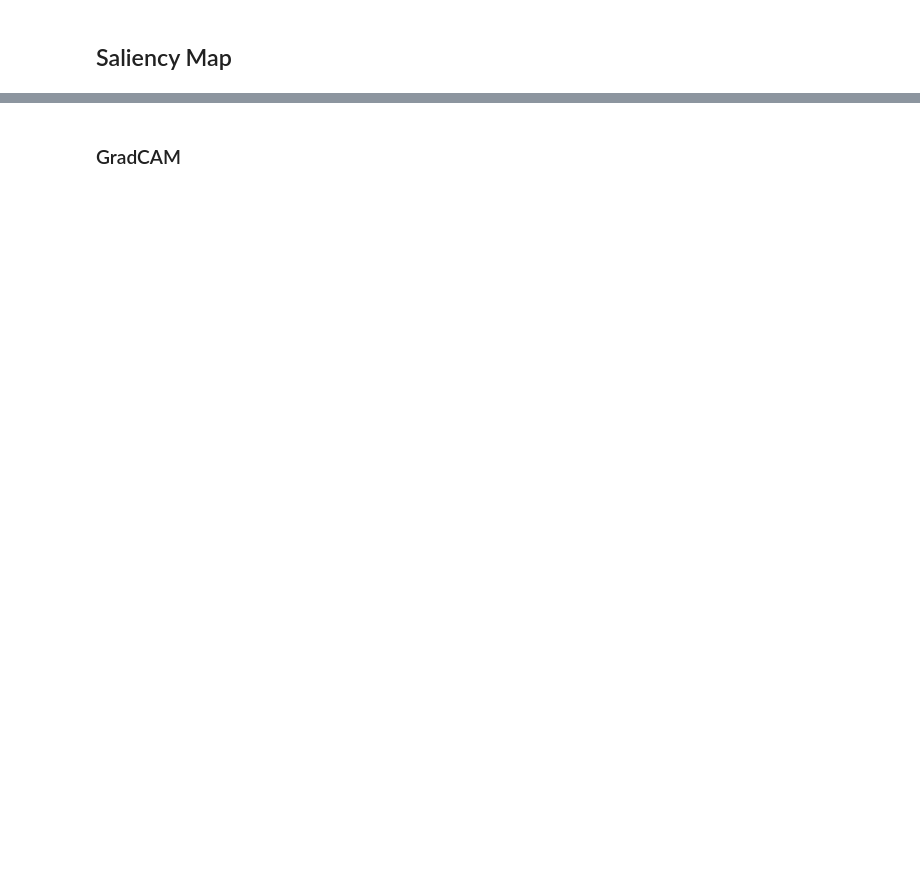
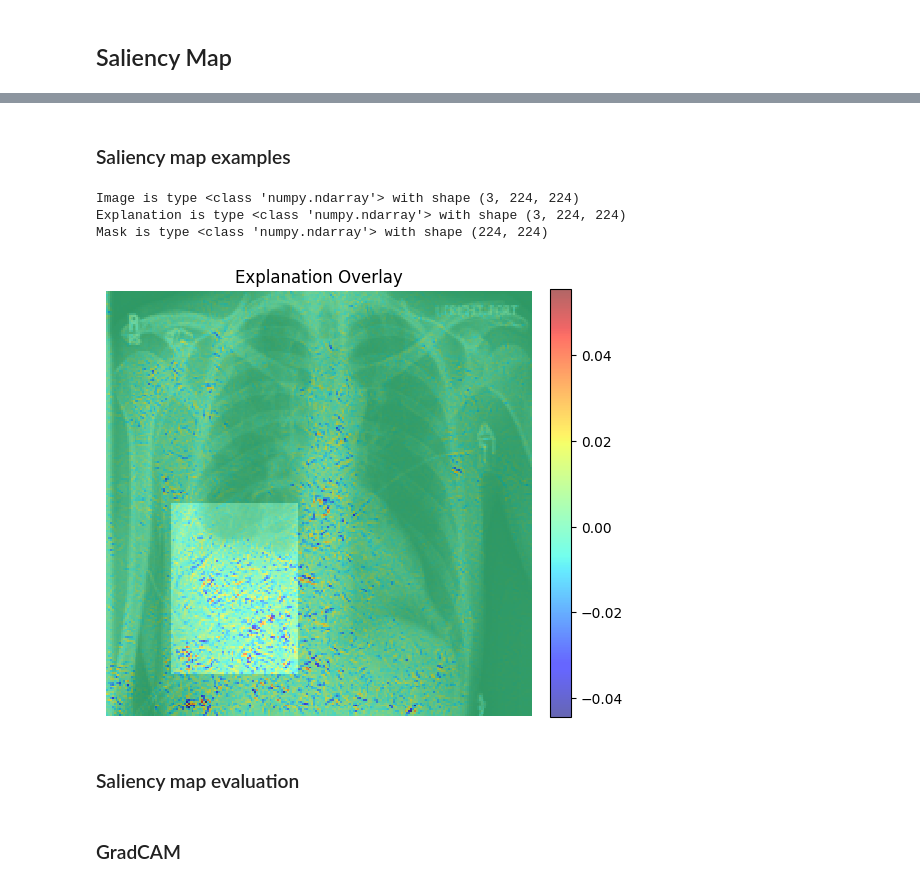
Before and after one commit to alexocayanez/xAI-CheXpert-radiology, a Jupyter notebook: xAI_cheXpert.ipynb, the cells around one changed output, grey strips where cells are left out. Saved outputs shown, nothing was run; the diff lists cells and outputs as text; code cells hidden in the pictures; blank space fills up the shorter version.

```diff
--- a/xAI_cheXpert.ipynb
+++ b/xAI_cheXpert.ipynb
@@ -968,10 +998,2 @@ Repository alexocayanez/xAI-CheXpert-radiology initialized!
 # %% [markdown]
 ## Example-based
-# %%
-train_ranking_folder = 'ranking annotations/train'
-train_ranking_path = os.path.join(CHEXPERT_PATH, train_ranking_folder)
-train_ranking_dataset = CheXpertDataset(root_dir=train_ranking_path, stage='pred')
-
-test_ranking_folder = 'ranking annotations/test'
-test_ranking_path = os.path.join(CHEXPERT_PATH, test_ranking_folder)
-test_ranking_dataset = CheXpertDataset(root_dir=test_ranking_path, stage='pred')
@@ -1003,6 +999,0 @@ def compare_latents(latent1, latent2, metric="cosine"):
-# %%
-for i, example in enumerate(eb_train_data):
-  cosine_sim = compare_latents(eb_test_data[0][0], example[0], metric="cosine")
-  eb_train_data[i] = (*example, cosine_sim)
-
-eb_train_data = sorted(eb_train_data, key=lambda x: x[3], reverse=True)
@@ -1116,28 +1080,0 @@ print(a_batch.shape)
-# %%
-bboxes_path = CHEXPERT_PATH + "/bounding-box annotations/bb-annotations.xlsx"
-df = pd.read_excel(bboxes_path)
-df.columns = df.columns.str.strip()
-image_masks = {}
-
-# Function to convert multiple bounding-boxes into a single binary mask
-def bbox_to_mask(bboxes, img_size):
-    mask = np.zeros(img_size, dtype=np.uint8)
-    for (x_min, y_min, x_max, y_max) in bboxes:
-        if not np.isnan([x_min, y_min, x_max, y_max]).any():  # Ignore NaN values
-            mask[int(y_min):int(y_max), int(x_min):int(x_max)] = 1  # Fill bounding box area
-    return mask
-
-# Process bounding boxes for each image
-for _, row in df.iterrows():
-    image_id = row["Image"]
-    # Collect all bounding boxes for this image
-    bboxes = [(row["x_start"], row["y_start"], row["x_end"], row["y_end"])]
-    # Check if there is a second bounding box and add it
-    if not pd.isna(row.get("x_start.1")):
-        bboxes.append((row["x_start.1"], row["y_start .1"], row["x_end .1"], row["y_end.1"]))
-    # Generate and store mask
-    image_masks[image_id] = bbox_to_mask(bboxes, (224,224))
-
-masks = torch.tensor(np.array(list(image_masks.values())), dtype=torch.float32)
-s_batch = masks.cpu().numpy()
-s_batch = s_batch[:, np.newaxis, :, :]
@@ -1143,0 +1300,11 @@ s_batch = s_batch[:, np.newaxis, :, :]
+# %% [markdown]
+### Saliency map examples
+# %%
+sm.plot_explanation(img_index=0, explanation_method="int-grad", plot_image=True, plot_mask=True)
+# %% [output]
+Image is type <class 'numpy.ndarray'> with shape (3, 224, 224)
+Explanation is type <class 'numpy.ndarray'> with shape (3, 224, 224)
+Mask is type <class 'numpy.ndarray'> with shape (224, 224)
+[figure, added]
+# %% [markdown]
+### Saliency map evaluation
```
Also changed, not shown: parts of 49 cells of this notebook.
